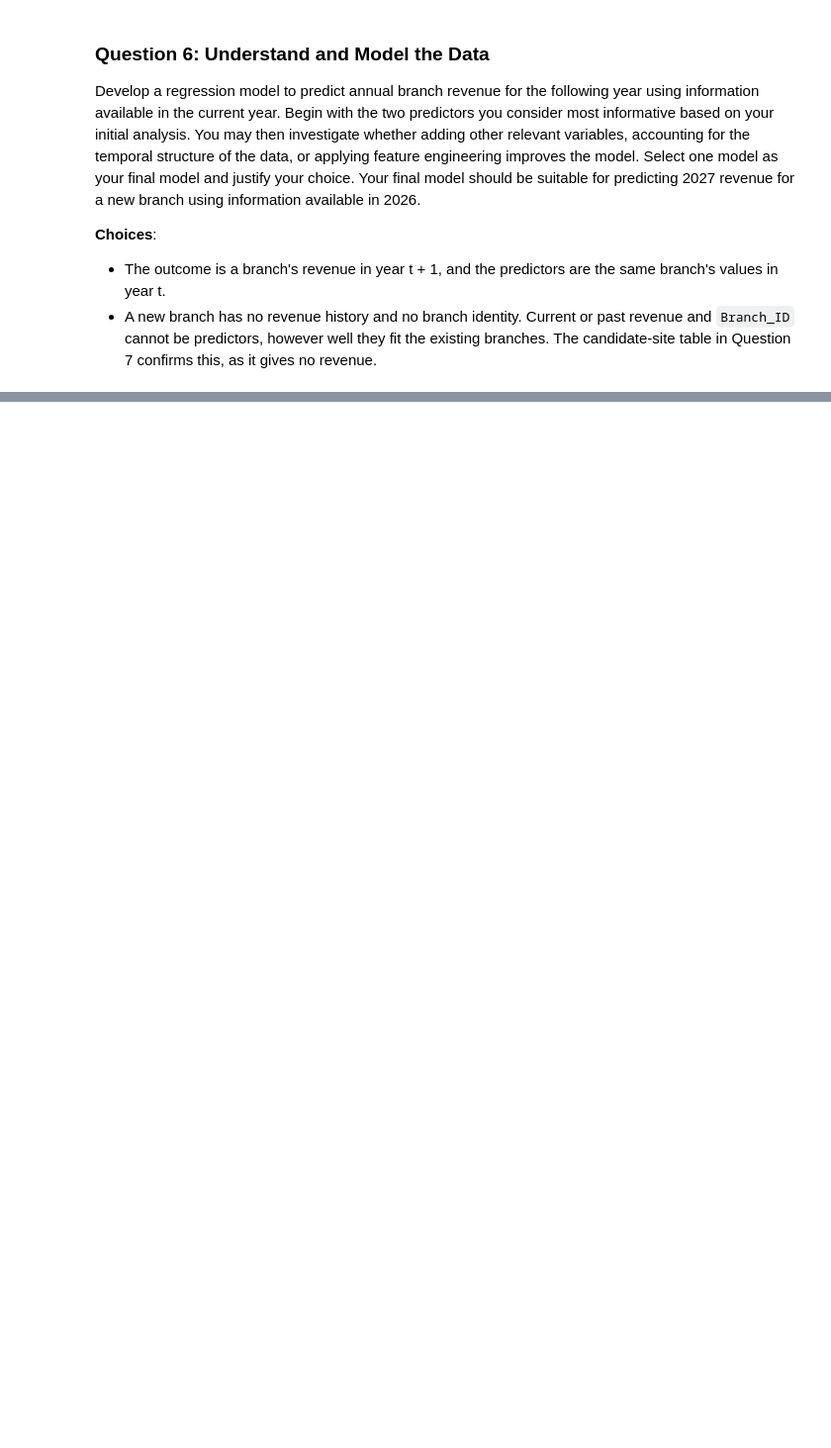
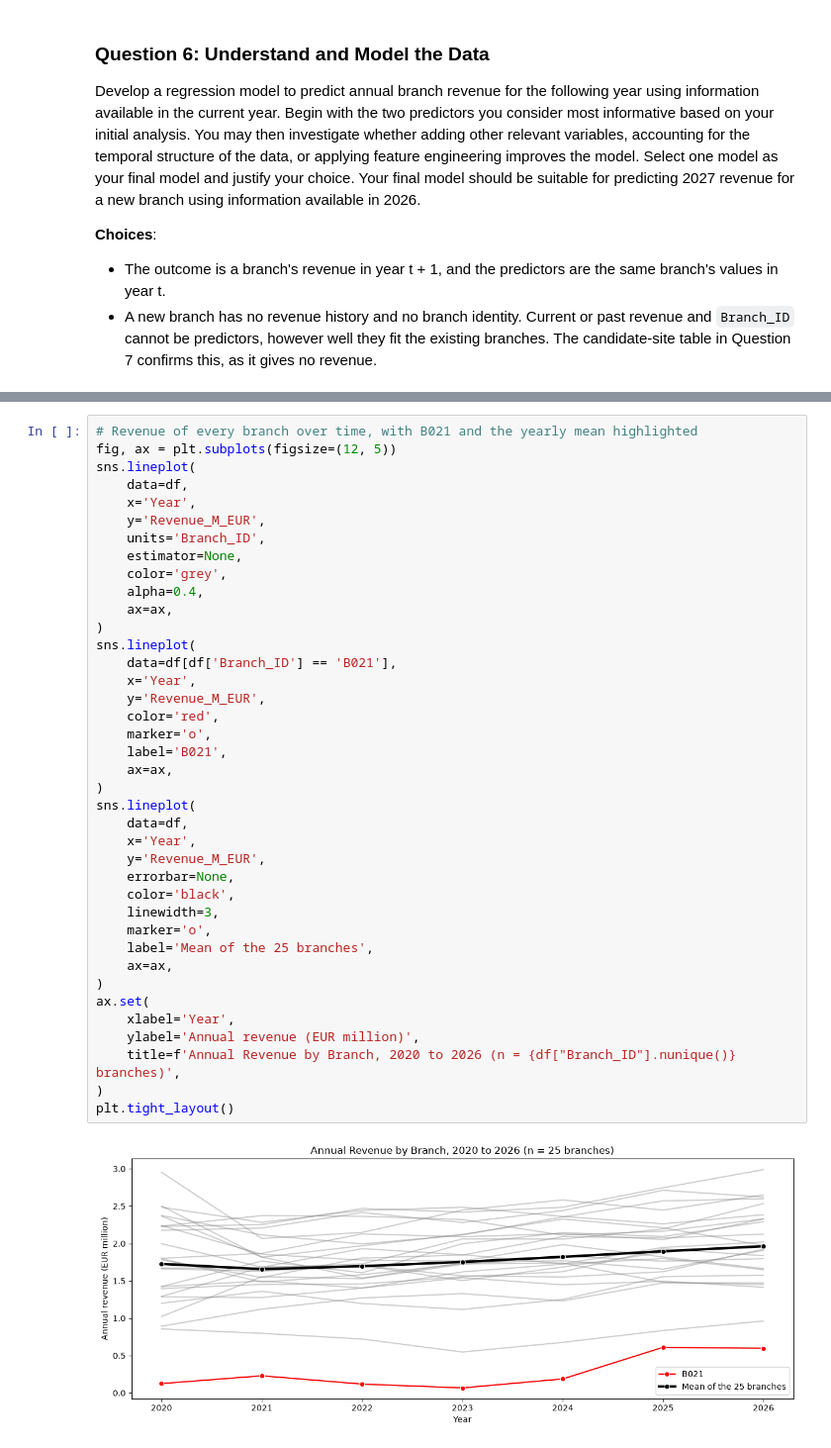
Before and after one commit to Ri-Dearg/data-test, a Jupyter notebook: A00082654_Rory.ipynb, the cells around one changed output, grey strips where cells are left out. Shown at 99% size. Saved outputs shown, nothing was run; the diff lists cells and outputs as text; blank space fills up the shorter version.

```diff
--- a/A00082654_Rory.ipynb
+++ b/A00082654_Rory.ipynb
@@ -219,0 +427,41 @@ be suitable for predicting 2027 revenue for a new branch using information avail
+# %%
+# Revenue of every branch over time, with B021 and the yearly mean highlighted
+fig, ax = plt.subplots(figsize=(12, 5))
+sns.lineplot(
+    data=df,
+    x='Year',
+    y='Revenue_M_EUR',
+    units='Branch_ID',
+    estimator=None,
+    color='grey',
+    alpha=0.4,
+    ax=ax,
+)
+sns.lineplot(
+    data=df[df['Branch_ID'] == 'B021'],
+    x='Year',
+    y='Revenue_M_EUR',
+    color='red',
+    marker='o',
+    label='B021',
+    ax=ax,
+)
+sns.lineplot(
+    data=df,
+    x='Year',
+    y='Revenue_M_EUR',
+    errorbar=None,
+    color='black',
+    linewidth=3,
+    marker='o',
+    label='Mean of the 25 branches',
+    ax=ax,
+)
+ax.set(
+    xlabel='Year',
+    ylabel='Annual revenue (EUR million)',
+    title=f'Annual Revenue by Branch, 2020 to 2026 (n = {df["Branch_ID"].nunique()} branches)',
+)
+plt.tight_layout()
+# %% [output]
+[figure, added]
```
Also changed, not shown: parts of 27 cells of this notebook.
